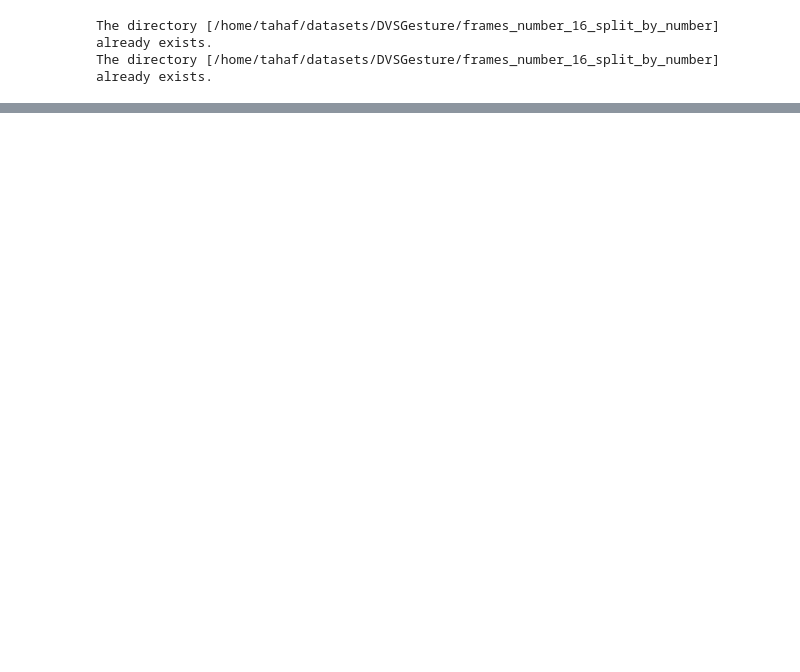
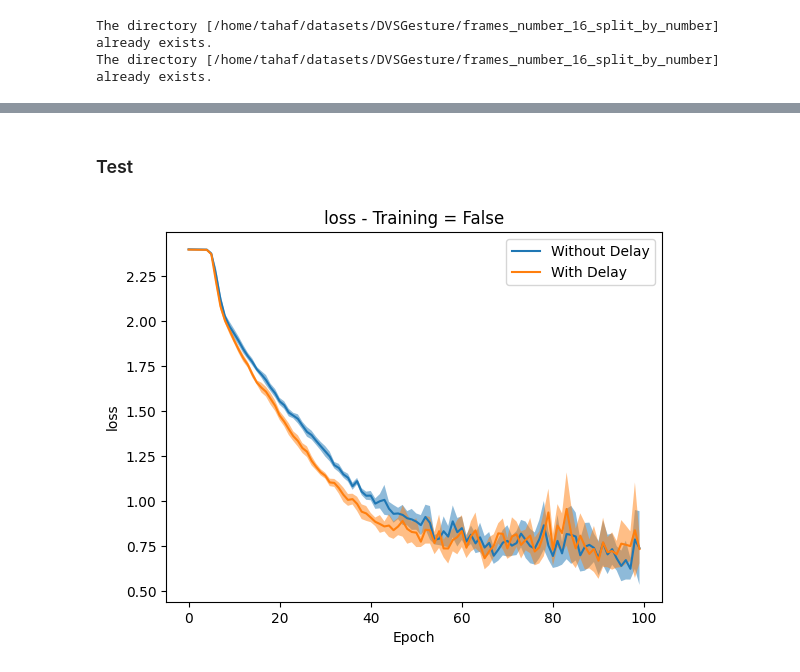
Before and after one commit to tahafkh/vision-delay-learning, a Jupyter notebook: notebooks/scnn_analysis.ipynb, the cells around one changed output, grey strips where cells are left out. Cells and saved outputs as stored; diff of their text form; code cells hidden in the pictures; blank space fills up the shorter version.

```diff
--- a/notebooks/scnn_analysis.ipynb
+++ b/notebooks/scnn_analysis.ipynb
@@ -351,0 +377,6 @@ results
+# %% [markdown]
+### Test
+# %%
+compare(results1, results2, 'loss', False)
+# %% [output]
+[figure, added]
```
Also changed, not shown: parts of 28 cells of this notebook.
